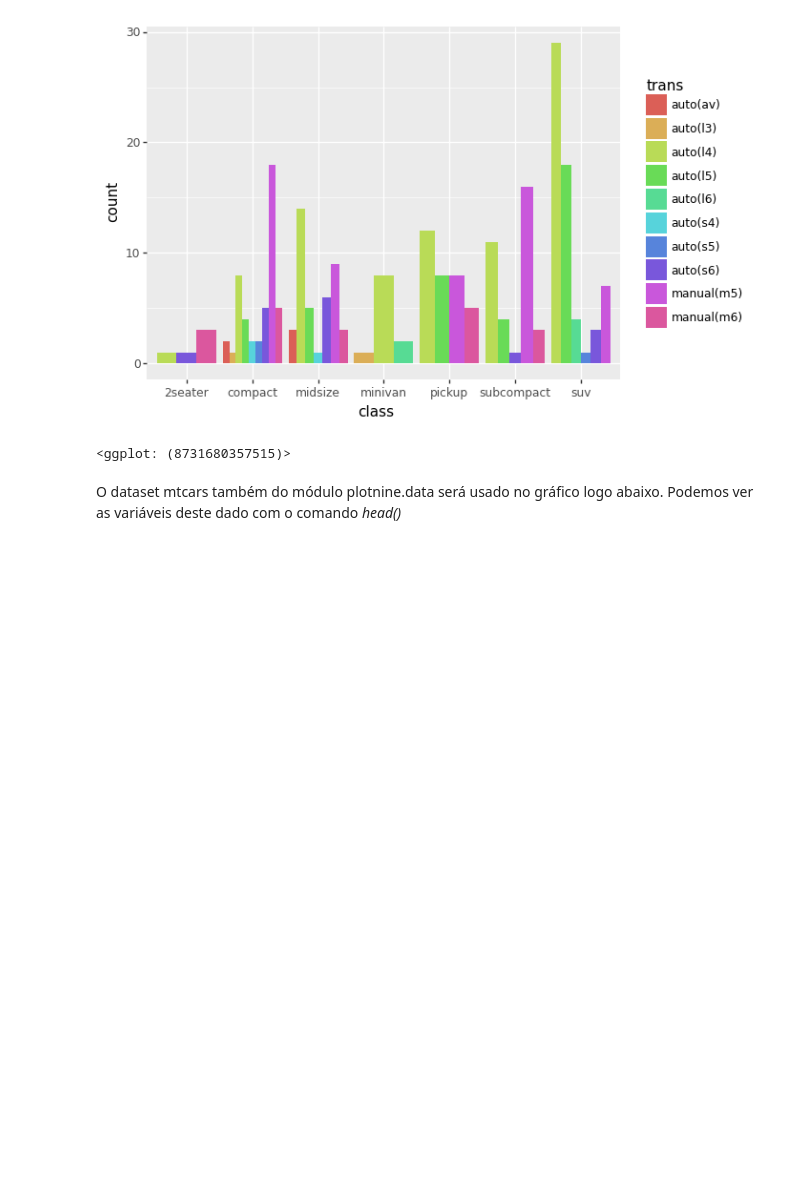
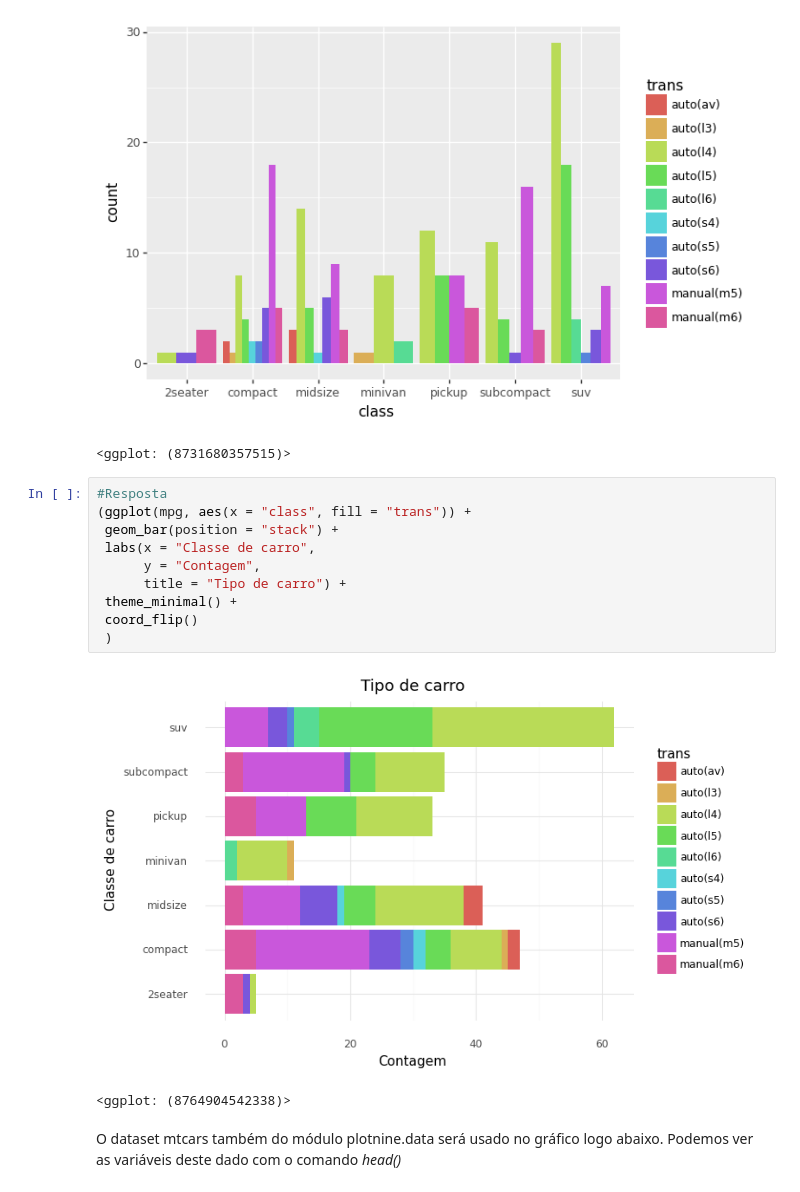
Before and after one commit to raquel1993/intro_python_verao_ime_2023, a Jupyter notebook: exercicios/exercicio04.ipynb, the cells around one changed output. Saved outputs shown, nothing was run; the diff lists cells and outputs as text; blank space fills up the shorter version.

```diff
--- a/exercicios/exercicio04.ipynb
+++ b/exercicios/exercicio04.ipynb
@@ -25,6 +25,19 @@ Modifique o gráfico de barras abaixo para que as barras de cada classe de carro
 # %% [output]
 [figure]
 <ggplot: (8731680357515)>
+# %%
+#Resposta
+(ggplot(mpg, aes(x = "class", fill = "trans")) +
+ geom_bar(position = "stack") +
+ labs(x = "Classe de carro",
+      y = "Contagem",
+      title = "Tipo de carro") +
+ theme_minimal() +
+ coord_flip()
+ )
+# %% [output]
+[figure, added]
+<ggplot: (8764904542338)>
 # %% [markdown]
 O dataset mtcars também do módulo plotnine.data será usado no gráfico logo abaixo. Podemos ver as variáveis deste dado com o comando *head()*
 # %%
```
Also changed, not shown: parts of 2 cells of this notebook.
